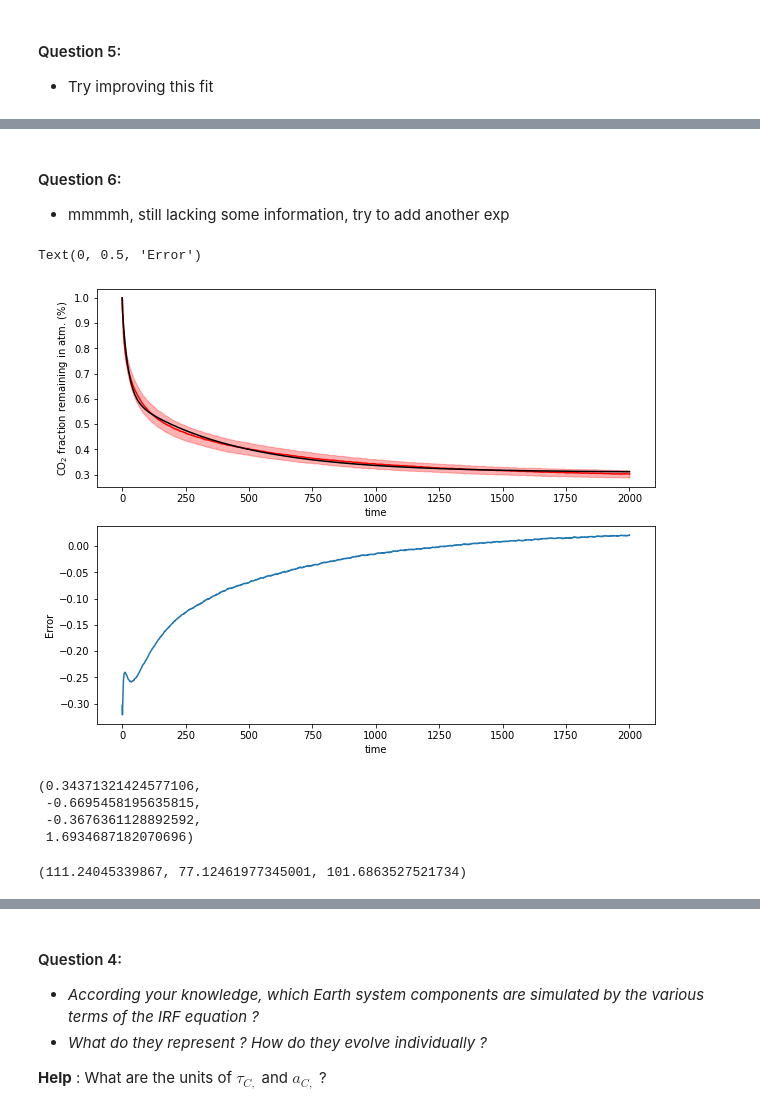
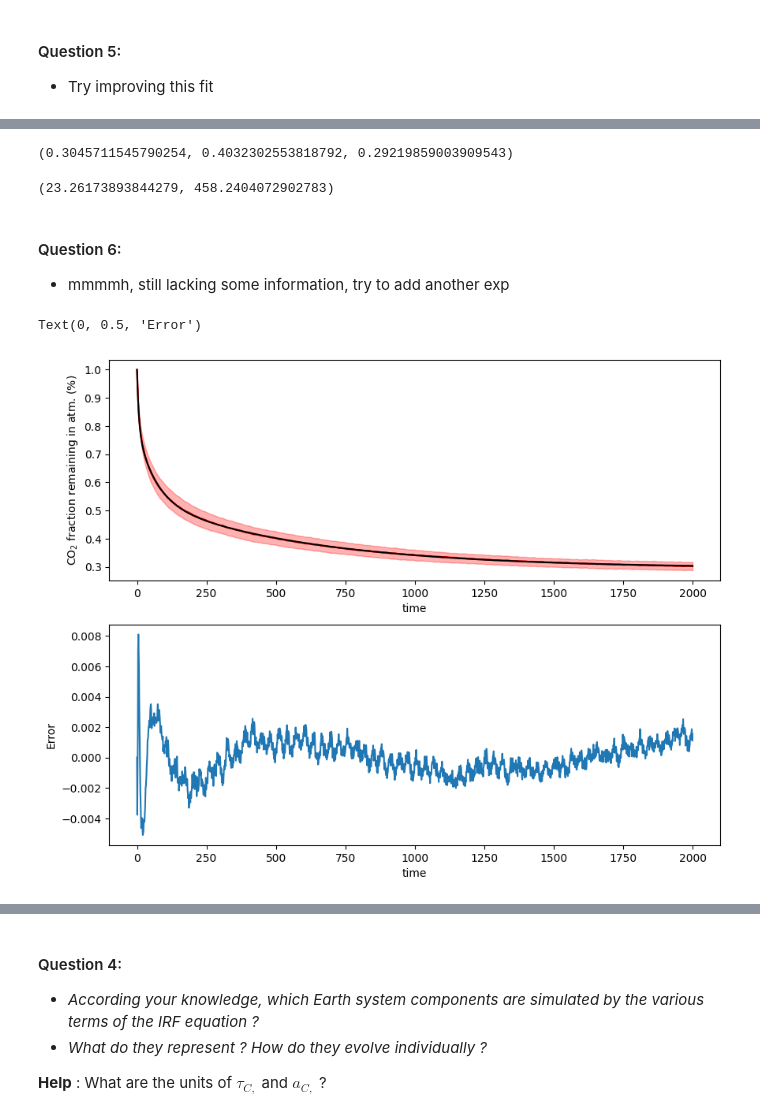
Before and after one commit to acsed-dot/TP-MSOAC-Climate_change, a Jupyter notebook: topics/5-irf.ipynb, the cells around one changed output, grey strips where cells are left out. Cells and saved outputs as stored; diff of their text form; code cells hidden in the pictures.

```diff
--- a/topics/5-irf.ipynb
+++ b/topics/5-irf.ipynb
@@ -235,3 +235,11 @@ Text(0, 0.5, 'Error')
+# %%
+a_0, a_1, a_2
+# %% [output]
+(0.3045711545790254, 0.4032302553818792, 0.29219859003909543)
+# %%
+tau_1, tau_2
+# %% [output]
+(23.26173893844279, 458.2404072902783)
 # %% [markdown]
 #### Question 6:
 
@@ -258,34 +266,23 @@ a_3 = 1 - a_2 - a_1 - a_0
 # %%
 # Tracer les outputs du modele BERN background 500pm
 fig, axes = plt.subplots(2, 1, figsize=(10, 8))
 axes[0].plot(df_co2["yr_after_pulse"], df_co2["bg_500_50"], color="red")
 axes[0].fill_between(df_co2["yr_after_pulse"], df_co2["bg_500_16"], df_co2["bg_500_84"], alpha=0.3, color="red")
 
 
 axes[0].set_xlabel("time")
 axes[0].set_ylabel(r"CO$_2$ fraction remaining in atm. (%)")
 
 # Fit
 year = np.arange(0,2001,1)
-intermediaire = a_0 + a_1*np.exp(-time/tau_1) + a_2*np.exp(-time/tau_2) + a_3*np.exp(-time/tau_3)
+intermediaire = a_0 + a_1*np.exp(-year/tau_1) + a_2*np.exp(-year/tau_2) + a_3*np.exp(-year/tau_3)
 axes[0].plot(year, intermediaire, color="k")
 
 # Error in fit
 
-axes[1].plot(year, a_0 + a_1*np.exp(-year/tau_1) + a_2*np.exp(-year/tau_2) - df_co2["bg_500_16"])
+axes[1].plot(year, intermediaire - df_co2["bg_500_50"])
 axes[1].set_xlabel("time")
 axes[1].set_ylabel(r"Error")
 # %% [output]
 Text(0, 0.5, 'Error')
-[figure, old version]
+[figure, new version]
-# %%
-a_0, a_1, a_2, a_3
-# %% [output]
-(0.34371321424577106,
- -0.6695458195635815,
- -0.3676361128892592,
- 1.6934687182070696)
-# %%
-tau_1, tau_2, tau_3
-# %% [output]
-(111.24045339867, 77.12461977345001, 101.6863527521734)
```
Also changed, not shown: parts of 10 cells of this notebook.
